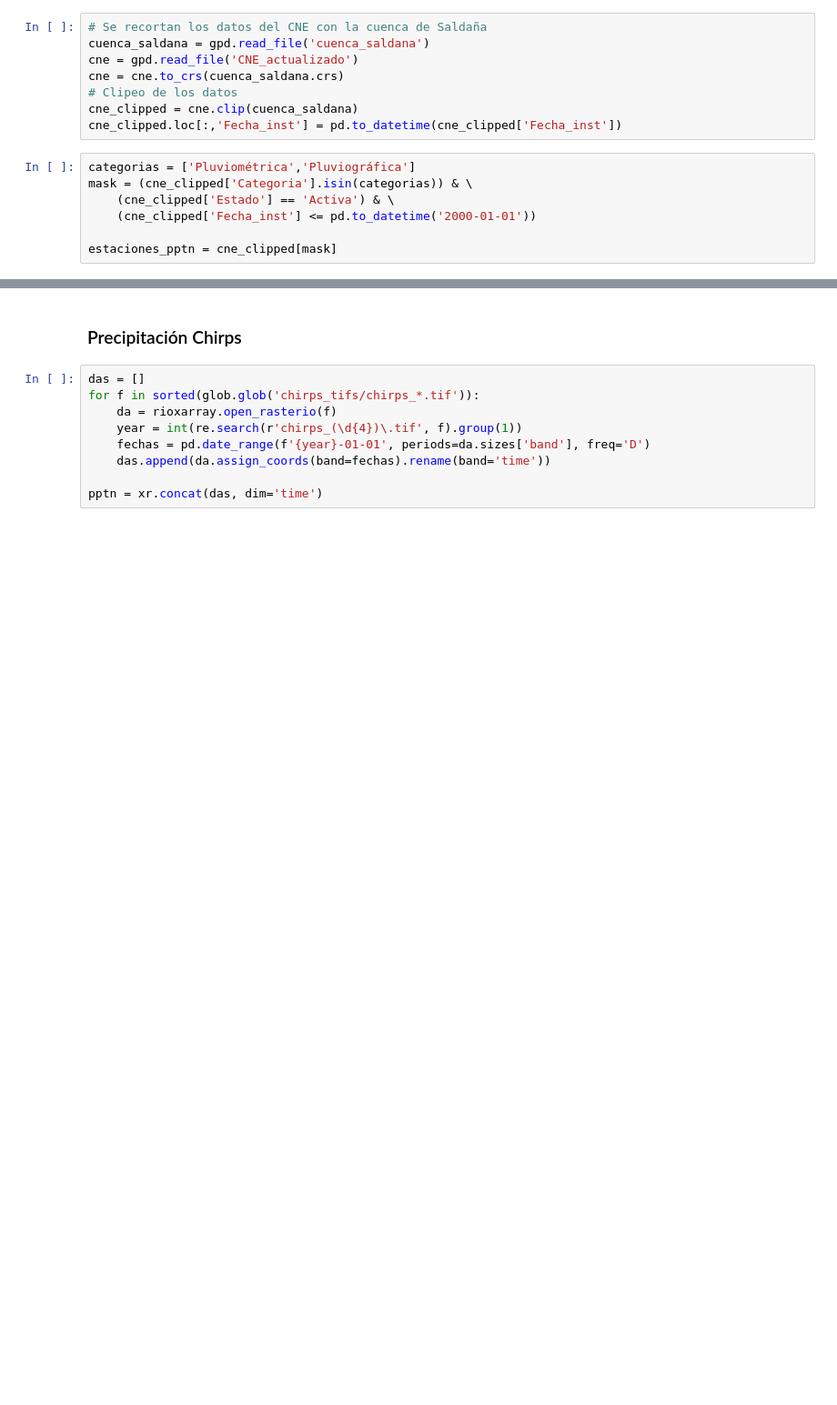
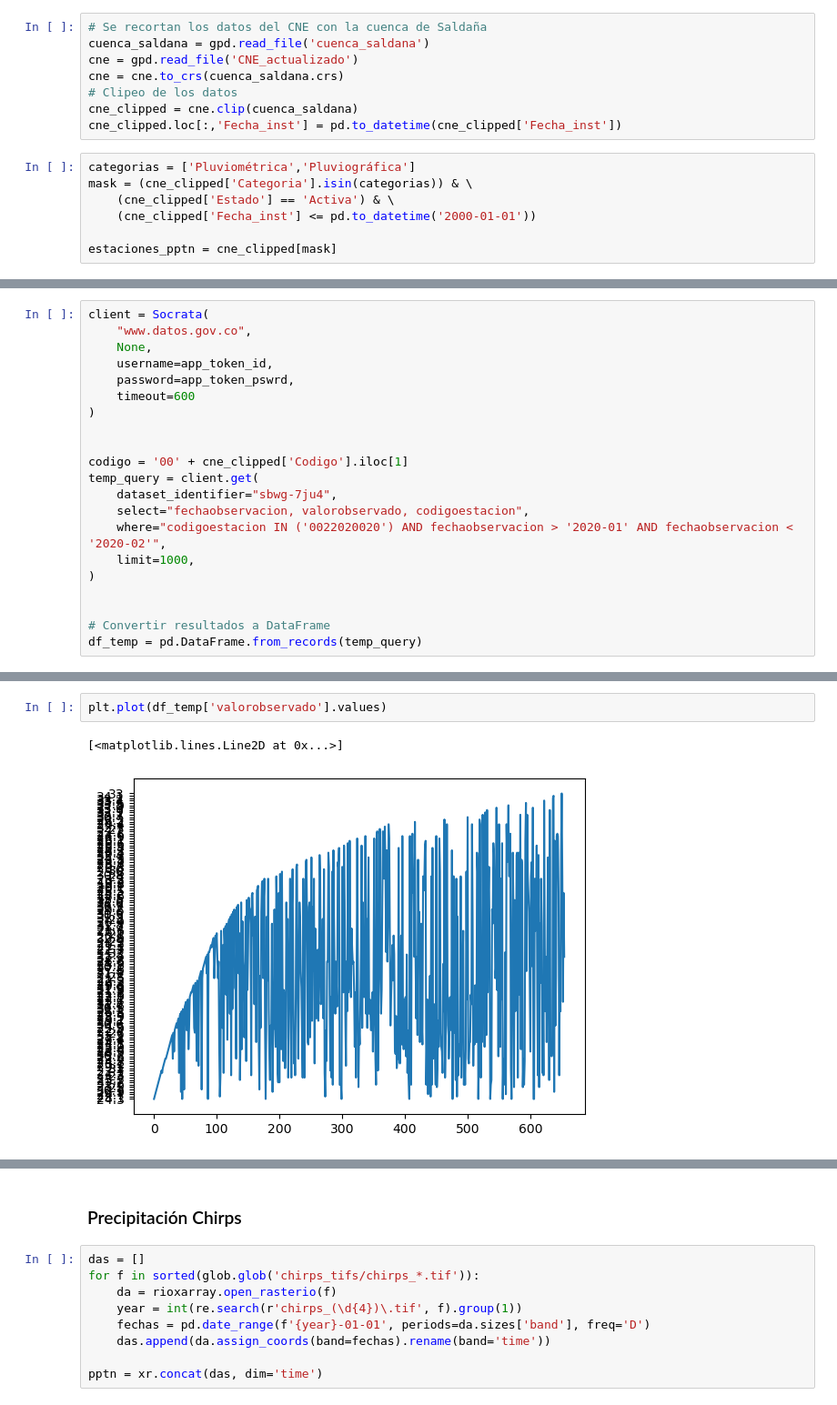
Before and after one commit to Juliant06/hidrologia_saldana, a Jupyter notebook: hidrologia_saldana.ipynb, the cells around one changed output, grey strips where cells are left out. Shown at 91% size. Drawn from its saved outputs; the diff is of its cells as text; blank space fills up the shorter version.

```diff
--- a/hidrologia_saldana.ipynb
+++ b/hidrologia_saldana.ipynb
@@ -219,0 +301,21 @@ Name: Codigo, dtype: object
+# %%
+client = Socrata(
+    "www.datos.gov.co",
+    None,
+    username=app_token_id,
+    password=app_token_pswrd,
+    timeout=600
+)
+
+
+codigo = '00' + cne_clipped['Codigo'].iloc[1]
+temp_query = client.get(
+    dataset_identifier="sbwg-7ju4",
+    select="fechaobservacion, valorobservado, codigoestacion",
+    where="codigoestacion IN ('0022020020') AND fechaobservacion > '2020-01' AND fechaobservacion < '2020-02'",
+    limit=1000,
+)
+
+
+# Convertir resultados a DataFrame
+df_temp = pd.DataFrame.from_records(temp_query)
@@ -219,0 +324,5 @@ Name: Codigo, dtype: object
+# %%
+plt.plot(df_temp['valorobservado'].values)
+# %% [output]
+[<matplotlib.lines.Line2D at 0x...>]
+[figure, added]
```
Also changed, not shown: parts of 10 cells of this notebook.
